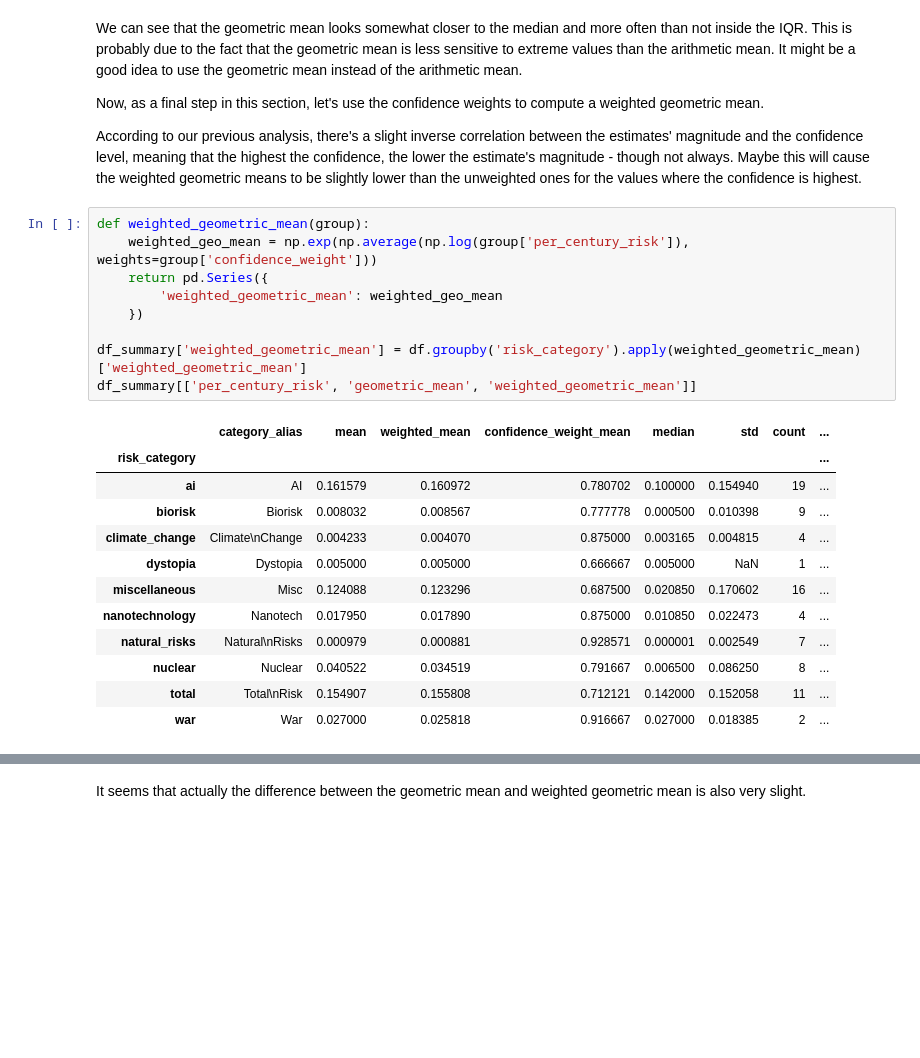
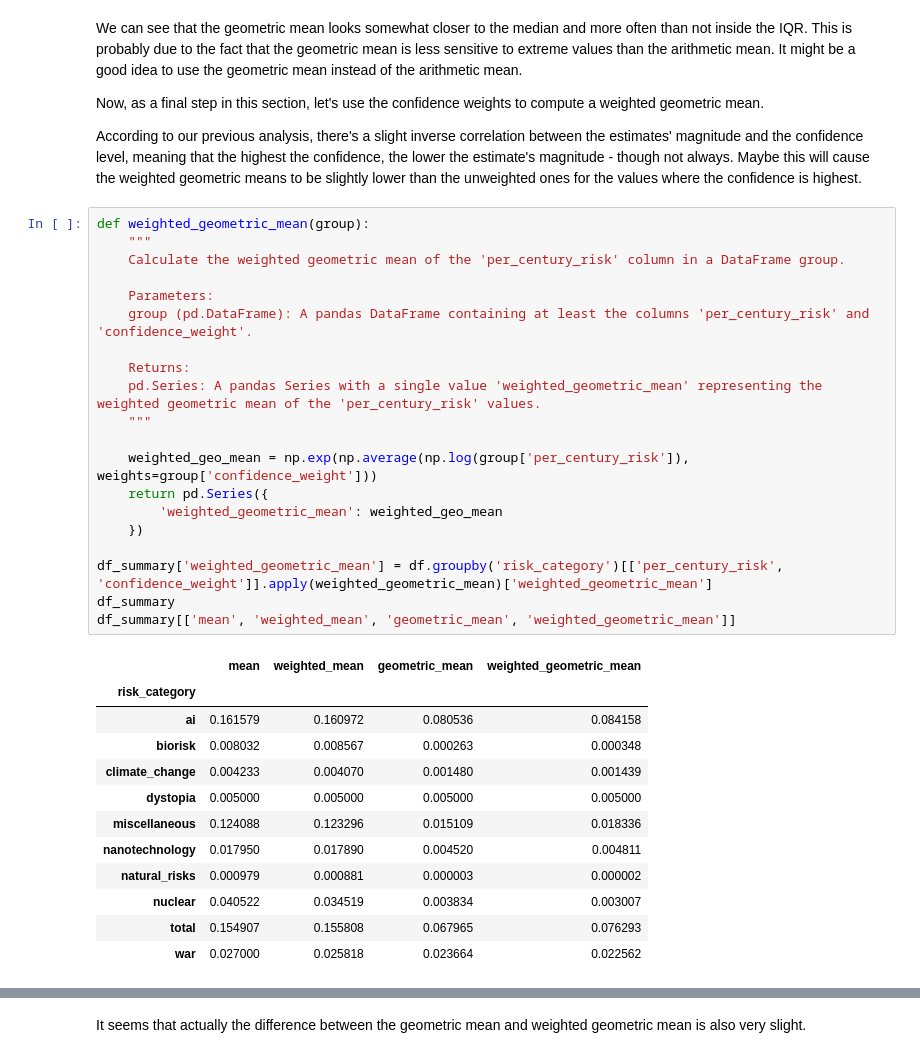
Before and after one commit to aarangop/the-extinction-game, a Jupyter notebook: x-risk-eda.ipynb, the cells around one changed output, grey strips where cells are left out. Drawn from its saved outputs; the diff is of its cells as text; blank space fills up the shorter version.

```diff
--- a/x-risk-eda.ipynb
+++ b/x-risk-eda.ipynb
@@ -911,24 +916,35 @@ Now, as a final step in this section, let's use the confidence weights to comput
 According to our previous analysis, there's a slight inverse correlation between the estimates' magnitude and the confidence level, meaning that the highest the confidence, the lower the estimate's magnitude - though not always. Maybe this will cause the weighted geometric means to be slightly lower than the unweighted ones for the values where the confidence is highest.
 # %%
 def weighted_geometric_mean(group):
+    """
+    Calculate the weighted geometric mean of the 'per_century_risk' column in a DataFrame group.
+
+    Parameters:
+    group (pd.DataFrame): A pandas DataFrame containing at least the columns 'per_century_risk' and 'confidence_weight'.
+
+    Returns:
+    pd.Series: A pandas Series with a single value 'weighted_geometric_mean' representing the weighted geometric mean of the 'per_century_risk' values.
+    """
+
     weighted_geo_mean = np.exp(np.average(np.log(group['per_century_risk']), weights=group['confidence_weight']))
     return pd.Series({
         'weighted_geometric_mean': weighted_geo_mean
     })
 
-df_summary['weighted_geometric_mean'] = df.groupby('risk_category').apply(weighted_geometric_mean)['weighted_geometric_mean']
-df_summary[['per_century_risk', 'geometric_mean', 'weighted_geometric_mean']]
+df_summary['weighted_geometric_mean'] = df.groupby('risk_category')[['per_century_risk', 'confidence_weight']].apply(weighted_geometric_mean)['weighted_geometric_mean']
+df_summary
+df_summary[['mean', 'weighted_mean', 'geometric_mean', 'weighted_geometric_mean']]
 # %% [output]
-|  | category_alias | mean | weighted_mean | confidence_weight_mean | median | std | count | ... |
-| risk_category |  |  |  |  |  |  |  | ... |
-| ai | AI | 0.161579 | 0.160972 | 0.780702 | 0.100000 | 0.154940 | 19 | ... |
-| biorisk | Biorisk | 0.008032 | 0.008567 | 0.777778 | 0.000500 | 0.010398 | 9 | ... |
-| climate_change | Climate\nChange | 0.004233 | 0.004070 | 0.875000 | 0.003165 | 0.004815 | 4 | ... |
-| dystopia | Dystopia | 0.005000 | 0.005000 | 0.666667 | 0.005000 | NaN | 1 | ... |
-| miscellaneous | Misc | 0.124088 | 0.123296 | 0.687500 | 0.020850 | 0.170602 | 16 | ... |
-| nanotechnology | Nanotech | 0.017950 | 0.017890 | 0.875000 | 0.010850 | 0.022473 | 4 | ... |
-| natural_risks | Natural\nRisks | 0.000979 | 0.000881 | 0.928571 | 0.000001 | 0.002549 | 7 | ... |
-| nuclear | Nuclear | 0.040522 | 0.034519 | 0.791667 | 0.006500 | 0.086250 | 8 | ... |
-| total | Total\nRisk | 0.154907 | 0.155808 | 0.712121 | 0.142000 | 0.152058 | 11 | ... |
-| war | War | 0.027000 | 0.025818 | 0.916667 | 0.027000 | 0.018385 | 2 | ... |
+|  | mean | weighted_mean | geometric_mean | weighted_geometric_mean |
+| risk_category |  |  |  |  |
+| ai | 0.161579 | 0.160972 | 0.080536 | 0.084158 |
+| biorisk | 0.008032 | 0.008567 | 0.000263 | 0.000348 |
+| climate_change | 0.004233 | 0.004070 | 0.001480 | 0.001439 |
+| dystopia | 0.005000 | 0.005000 | 0.005000 | 0.005000 |
+| miscellaneous | 0.124088 | 0.123296 | 0.015109 | 0.018336 |
+| nanotechnology | 0.017950 | 0.017890 | 0.004520 | 0.004811 |
+| natural_risks | 0.000979 | 0.000881 | 0.000003 | 0.000002 |
+| nuclear | 0.040522 | 0.034519 | 0.003834 | 0.003007 |
+| total | 0.154907 | 0.155808 | 0.067965 | 0.076293 |
+| war | 0.027000 | 0.025818 | 0.023664 | 0.022562 |
 # %%
```
Also changed, not shown: parts of 8 cells of this notebook, 1 other file.
